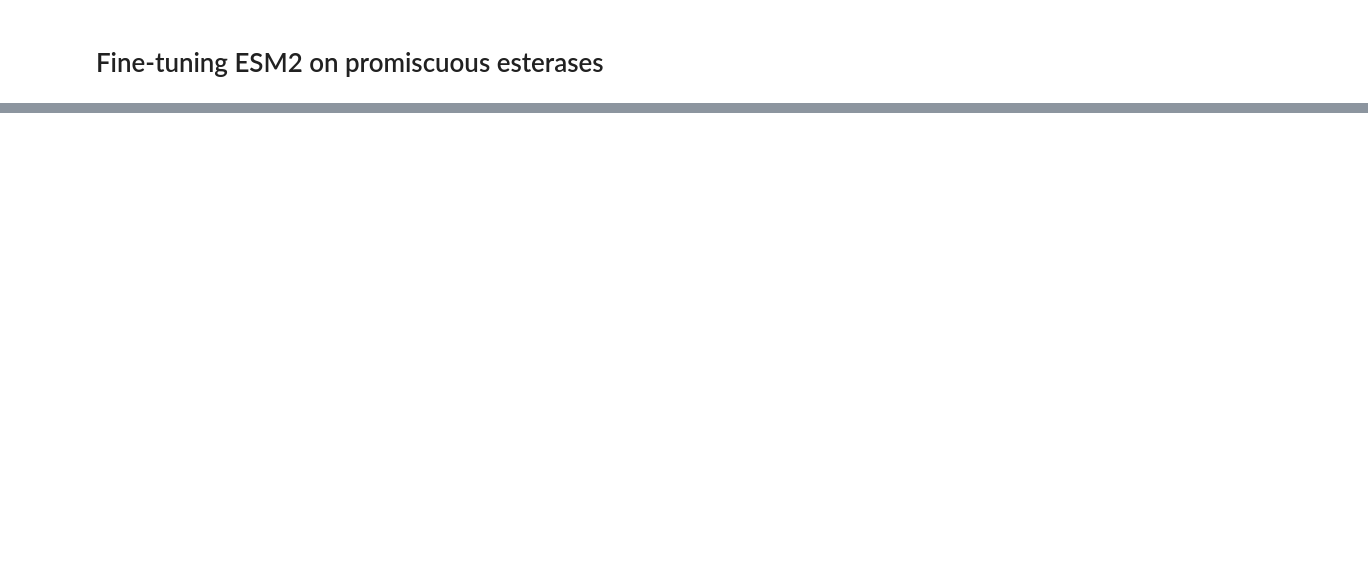
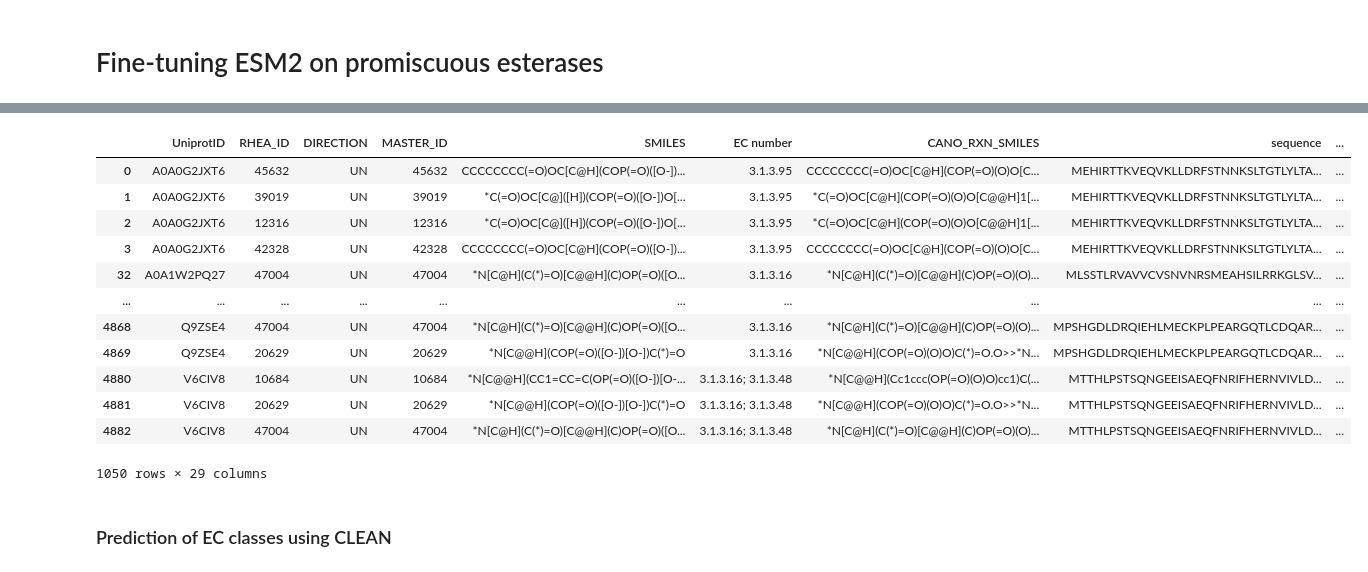
Before and after one commit to HelenSchmid/masterthesis, a Jupyter notebook: manuscript/N6_finetune_esm2.ipynb, the cells around one changed output, grey strips where cells are left out. Cells and saved outputs as stored; diff of their text form; code cells hidden in the pictures; blank space fills up the shorter version.

```diff
--- a/manuscript/N6_finetune_esm2.ipynb
+++ b/manuscript/N6_finetune_esm2.ipynb
@@ -640,0 +248,37 @@ print(f"Fine-tuned model and tokenizer saved to {output_dir}")
+# %%
+import pandas as pd
+import torch
+from transformers import AutoTokenizer, EsmForMaskedLM
+from tqdm import tqdm
+
+# Load model and tokenizer
+tokenizer = AutoTokenizer.from_pretrained("./fine_tuned_esm2_esterase_mlm")
+model = EsmForMaskedLM.from_pretrained("./fine_tuned_esm2_esterase_mlm")
+model.eval()
+
+# Optional: use GPU if available
+device = torch.device("cuda" if torch.cuda.is_available() else "cpu")
+model.to(device)
+
+# Function to compute mean-pooled embedding for one sequence
+def embed_sequence(sequence):
+    inputs = tokenizer(sequence, return_tensors="pt", add_special_tokens=True, truncation=True)
+    inputs = {k: v.to(device) for k, v in inputs.items()}
+
+    with torch.no_grad():
+        outputs = model.esm(**inputs)
+        embeddings = outputs.last_hidden_state
+        mask = inputs["attention_mask"].unsqueeze(-1)
+        masked_embeddings = embeddings * mask
+        pooled = masked_embeddings.sum(dim=1) / mask.sum(dim=1)
+    return pooled.squeeze().cpu().numpy()
+
+# Apply to DataFrame
+sequence_embeddings = []
+for seq in tqdm(df_test["sequence"], desc="Embedding sequences"):
+    embedding = embed_sequence(seq)
+    sequence_embeddings.append(embedding)
+
+# Save embeddings to a new column or separate file
+df_test = pd.read_pickle('/nvme2/helen/masterthesis/manuscript/esm2/df_test_esm2.pkl')
+df_test["finetuned_esm2_embedding"] = sequence_embeddings
@@ -640,0 +478,18 @@ print(f"Fine-tuned model and tokenizer saved to {output_dir}")
+# %%
+df_test
+# %% [output]
+|  | UniprotID | RHEA_ID | DIRECTION | MASTER_ID | SMILES | EC number | CANO_RXN_SMILES | sequence | ... |
+| 0 | A0A0G2JXT6 | 45632 | UN | 45632 | CCCCCCCC(=O)OC[C@H](COP(=O)([O-])... | 3.1.3.95 | CCCCCCCC(=O)OC[C@H](COP(=O)(O)O[C... | MEHIRTTKVEQVKLLDRFSTNNKSLTGTLYLTA... | ... |
+| 1 | A0A0G2JXT6 | 39019 | UN | 39019 | *C(=O)OC[C@]([H])(COP(=O)([O-])O[... | 3.1.3.95 | *C(=O)OC[C@H](COP(=O)(O)O[C@@H]1[... | MEHIRTTKVEQVKLLDRFSTNNKSLTGTLYLTA... | ... |
+| 2 | A0A0G2JXT6 | 12316 | UN | 12316 | *C(=O)OC[C@]([H])(COP(=O)([O-])O[... | 3.1.3.95 | *C(=O)OC[C@H](COP(=O)(O)O[C@@H]1[... | MEHIRTTKVEQVKLLDRFSTNNKSLTGTLYLTA... | ... |
+| 3 | A0A0G2JXT6 | 42328 | UN | 42328 | CCCCCCCC(=O)OC[C@H](COP(=O)([O-])... | 3.1.3.95 | CCCCCCCC(=O)OC[C@H](COP(=O)(O)O[C... | MEHIRTTKVEQVKLLDRFSTNNKSLTGTLYLTA... | ... |
+| 32 | A0A1W2PQ27 | 47004 | UN | 47004 | *N[C@H](C(*)=O)[C@@H](C)OP(=O)([O... | 3.1.3.16 | *N[C@H](C(*)=O)[C@@H](C)OP(=O)(O)... | MLSSTLRVAVVCVSNVNRSMEAHSILRRKGLSV... | ... |
+| ... | ... | ... | ... | ... | ... | ... | ... | ... | ... |
+| 4868 | Q9ZSE4 | 47004 | UN | 47004 | *N[C@H](C(*)=O)[C@@H](C)OP(=O)([O... | 3.1.3.16 | *N[C@H](C(*)=O)[C@@H](C)OP(=O)(O)... | MPSHGDLDRQIEHLMECKPLPEARGQTLCDQAR... | ... |
+| 4869 | Q9ZSE4 | 20629 | UN | 20629 | *N[C@@H](COP(=O)([O-])[O-])C(*)=O | 3.1.3.16 | *N[C@@H](COP(=O)(O)O)C(*)=O.O>>*N... | MPSHGDLDRQIEHLMECKPLPEARGQTLCDQAR... | ... |
+| 4880 | V6CIV8 | 10684 | UN | 10684 | *N[C@@H](CC1=CC=C(OP(=O)([O-])[O-... | 3.1.3.16; 3.1.3.48 | *N[C@@H](Cc1ccc(OP(=O)(O)O)cc1)C(... | MTTHLPSTSQNGEEISAEQFNRIFHERNVIVLD... | ... |
+| 4881 | V6CIV8 | 20629 | UN | 20629 | *N[C@@H](COP(=O)([O-])[O-])C(*)=O | 3.1.3.16; 3.1.3.48 | *N[C@@H](COP(=O)(O)O)C(*)=O.O>>*N... | MTTHLPSTSQNGEEISAEQFNRIFHERNVIVLD... | ... |
+| 4882 | V6CIV8 | 47004 | UN | 47004 | *N[C@H](C(*)=O)[C@@H](C)OP(=O)([O... | 3.1.3.16; 3.1.3.48 | *N[C@H](C(*)=O)[C@@H](C)OP(=O)(O)... | MTTHLPSTSQNGEEISAEQFNRIFHERNVIVLD... | ... |
+1050 rows × 29 columns
+# %% [markdown]
+### Prediction of EC classes using CLEAN
```
Also changed, not shown: parts of 21 cells of this notebook, 12 other files.
